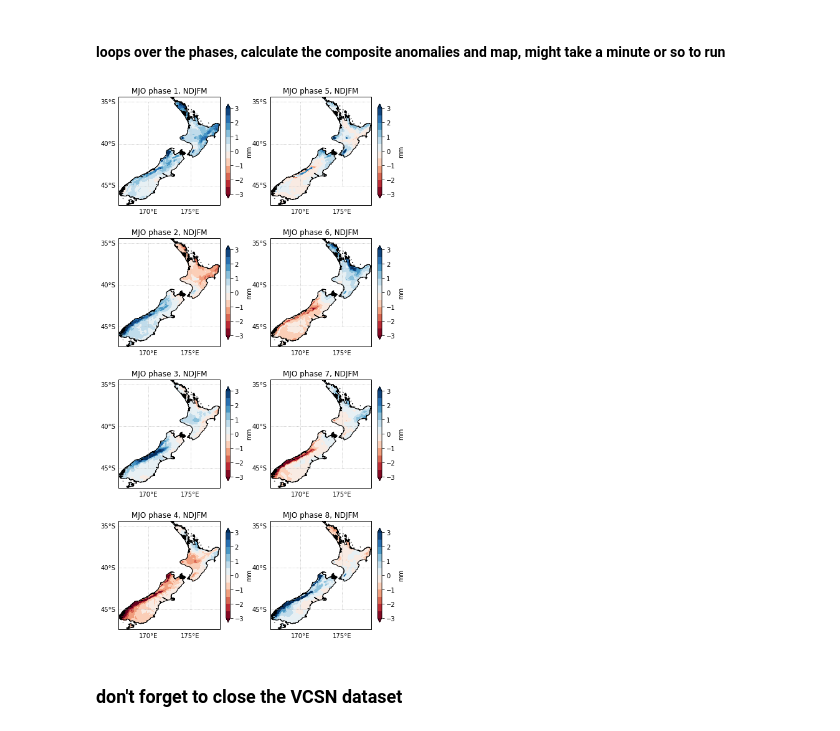
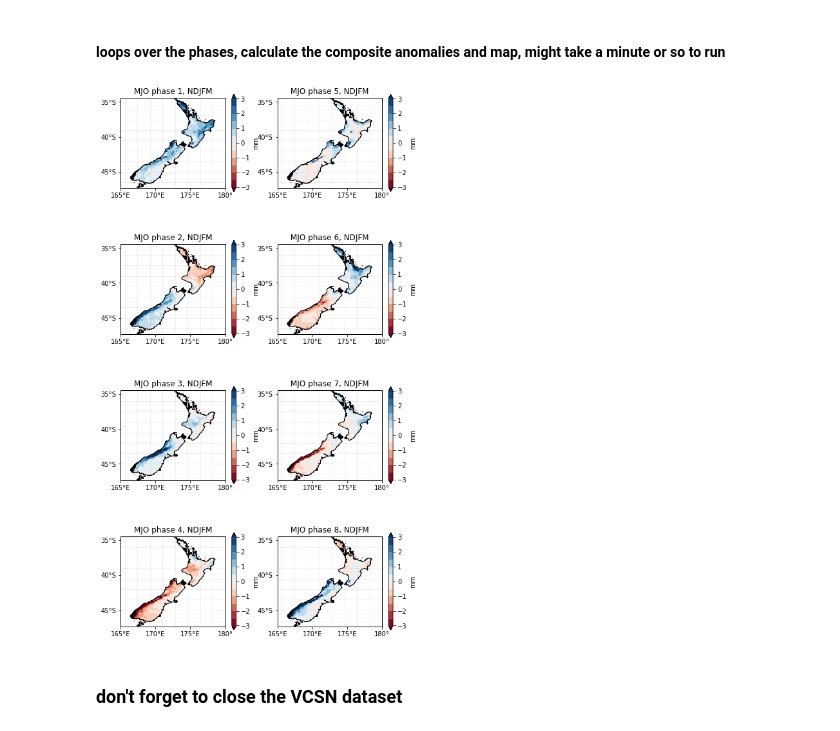
Before and after one commit to nicolasfauchereau/Auckland_Python_Workshop, a Jupyter notebook: notebooks/recipes/MJO_composite_plot.ipynb, the cells around one changed output. Drawn from its saved outputs; the diff is of its cells as text; code cells hidden in the pictures.

```diff
--- a/notebooks/recipes/MJO_composite_plot.ipynb
+++ b/notebooks/recipes/MJO_composite_plot.ipynb
@@ -245,37 +240,46 @@ for i, phase in enumerate(range(1, 8 + 1)):
 
     # filled contour of the anomalies
 
     im = ax.contourf(lon, lat, compos['Rain'], levels=np.arange(-3, 3 + 0.5, 0.5), cmap=cmap, extend='both', transform=proj)
 
     # add the colorbar and its label
 
     cb = plt.colorbar(im, shrink=0.8, ax=ax)
 
     cb.set_label('mm')
 
     # add the grid lines and their labels
 
-    gl = ax.gridlines(draw_labels=True, lw=0.5, linestyle=':', xlocs=np.arange(165., 185., 5.), ylocs=[-45., -40., -35.])
+    gl = ax.gridlines(draw_labels=False, lw=0.5, linestyle=':')
+
+    ax.set_xticks(np.arange(165., 185., 5.), crs=ccrs.PlateCarree())
+    ax.set_yticks([-45., -40., -35.], crs=ccrs.PlateCarree())
 
     gl.xlabels_top = gl.ylabels_right = False
 
-    gl.xformatter = LONGITUDE_FORMATTER
-    gl.yformatter = LATITUDE_FORMATTER
+    #     gl.xformatter = LONGITUDE_FORMATTER
+    #     gl.yformatter = LATITUDE_FORMATTER
+
+    lon_formatter = LongitudeFormatter(zero_direction_label=True)
+    lat_formatter = LatitudeFormatter()
+
+    ax.xaxis.set_major_formatter(lon_formatter)
+    ax.yaxis.set_major_formatter(lat_formatter)
 
     # add the title
 
     ax.set_title("MJO phase {}, NDJFM".format(phase))
 
     # close the xarray dataset containing the composite
 
     compos.close()
 
 
 # saves to disk: you need to probably change the path
 
 f.savefig('../images/composite_anomalies_MJO_NDJFM.png', dpi=200)
 # %% [output]
-[figure, old version]
+[figure, new version]
 # %% [markdown]
 ### don't forget to close the VCSN dataset
 # %%
```
Also changed, not shown: parts of 1 cell of this notebook.
